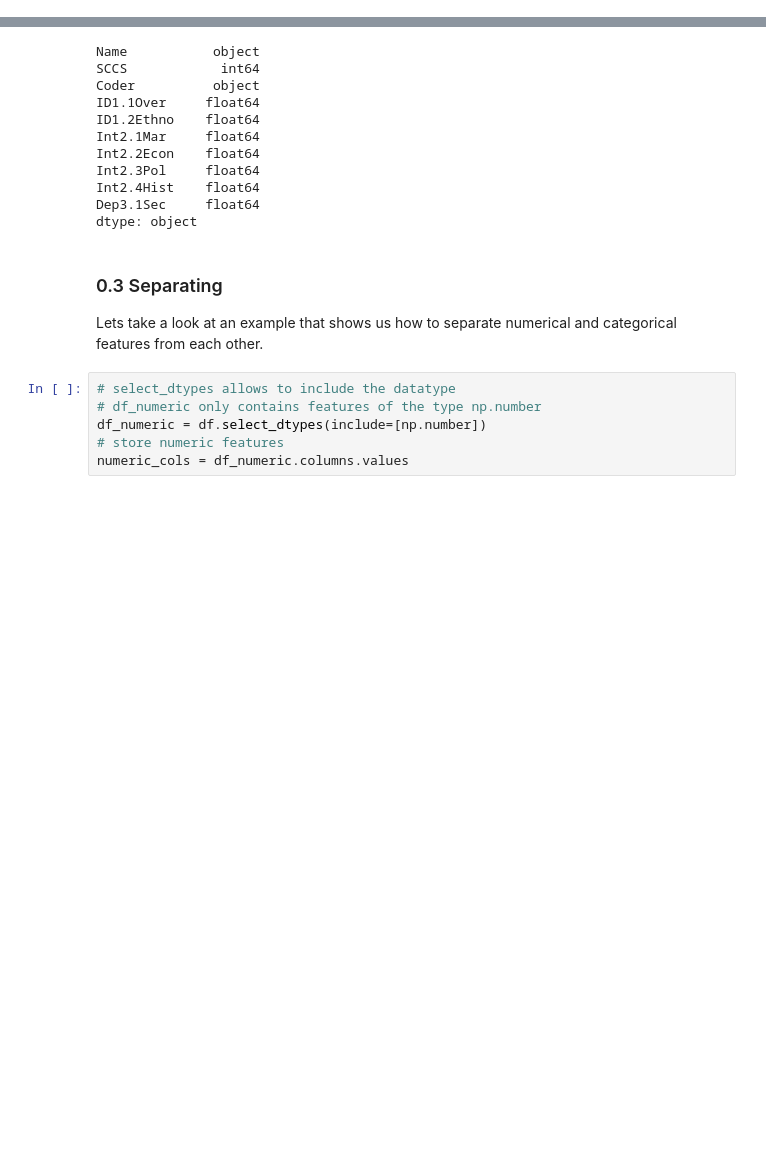
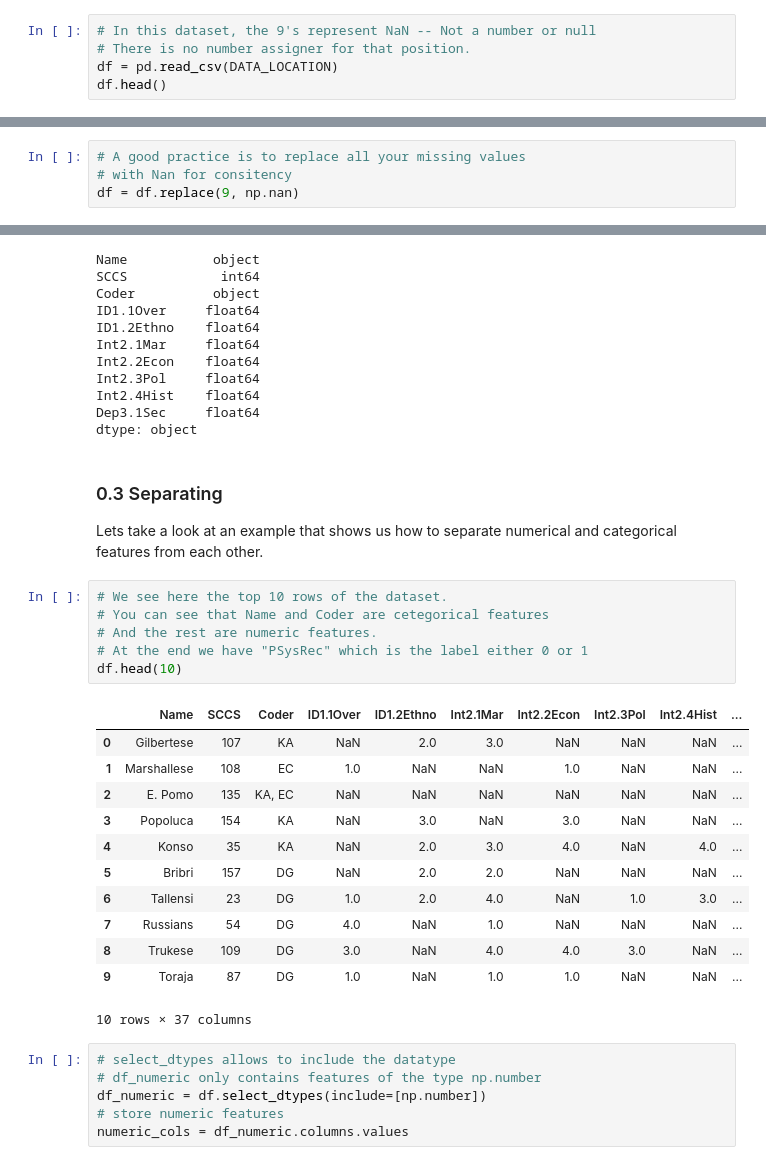
Before and after one commit to knarfamlap/physics270, a Jupyter notebook: cleaning.ipynb, the cells around one changed output, grey strips where cells are left out. Cells and saved outputs as stored; diff of their text form; blank space fills up the shorter version.

```diff
--- a/cleaning.ipynb
+++ b/cleaning.ipynb
@@ -42,0 +41,5 @@ df = pd.read_csv(DATA_LOCATION).replace(9, np.nan)
+# %%
+# In this dataset, the 9's represent NaN -- Not a number or null
+# There is no number assigner for that position.
+df = pd.read_csv(DATA_LOCATION)
+df.head()
@@ -43,3 +54,7 @@ df = pd.read_csv(DATA_LOCATION).replace(9, np.nan)
+# %%
+# A good practice is to replace all your missing values
+# with Nan for consitency
+df = df.replace(9, np.nan)
 # %% [markdown]
 ### 0.1 Shape
 
@@ -72,6 +87,25 @@ dtype: object
 # %% [markdown]
 ### 0.3 Separating
 Lets take a look at an example that shows us how to separate numerical and categorical features from each other.
+# %%
+# We see here the top 10 rows of the dataset.
+# You can see that Name and Coder are cetegorical features
+# And the rest are numeric features.
+# At the end we have "PSysRec" which is the label either 0 or 1
+df.head(10)
+# %% [output]
+|  | Name | SCCS | Coder | ID1.1Over | ID1.2Ethno | Int2.1Mar | Int2.2Econ | Int2.3Pol | Int2.4Hist | ... |
+| 0 | Gilbertese | 107 | KA | NaN | 2.0 | 3.0 | NaN | NaN | NaN | ... |
+| 1 | Marshallese | 108 | EC | 1.0 | NaN | NaN | 1.0 | NaN | NaN | ... |
+| 2 | E. Pomo | 135 | KA, EC | NaN | NaN | NaN | NaN | NaN | NaN | ... |
+| 3 | Popoluca | 154 | KA | NaN | 3.0 | NaN | 3.0 | NaN | NaN | ... |
+| 4 | Konso | 35 | KA | NaN | 2.0 | 3.0 | 4.0 | NaN | 4.0 | ... |
+| 5 | Bribri | 157 | DG | NaN | 2.0 | 2.0 | NaN | NaN | NaN | ... |
+| 6 | Tallensi | 23 | DG | 1.0 | 2.0 | 4.0 | NaN | 1.0 | 3.0 | ... |
+| 7 | Russians | 54 | DG | 4.0 | NaN | 1.0 | NaN | NaN | NaN | ... |
+| 8 | Trukese | 109 | DG | 3.0 | NaN | 4.0 | 4.0 | 3.0 | NaN | ... |
+| 9 | Toraja | 87 | DG | 1.0 | NaN | 1.0 | 1.0 | NaN | NaN | ... |
+10 rows × 37 columns
 # %%
 # select_dtypes allows to include the datatype
 # df_numeric only contains features of the type np.number
```
Also changed, not shown: parts of 28 cells of this notebook.
